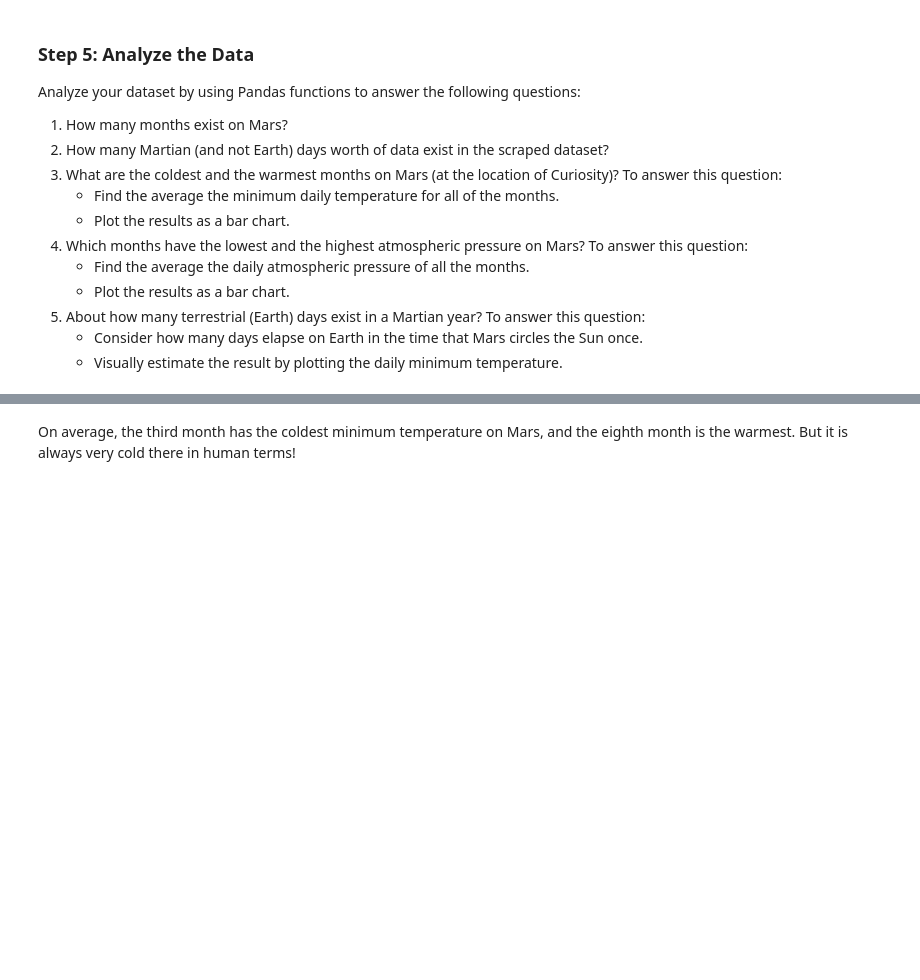
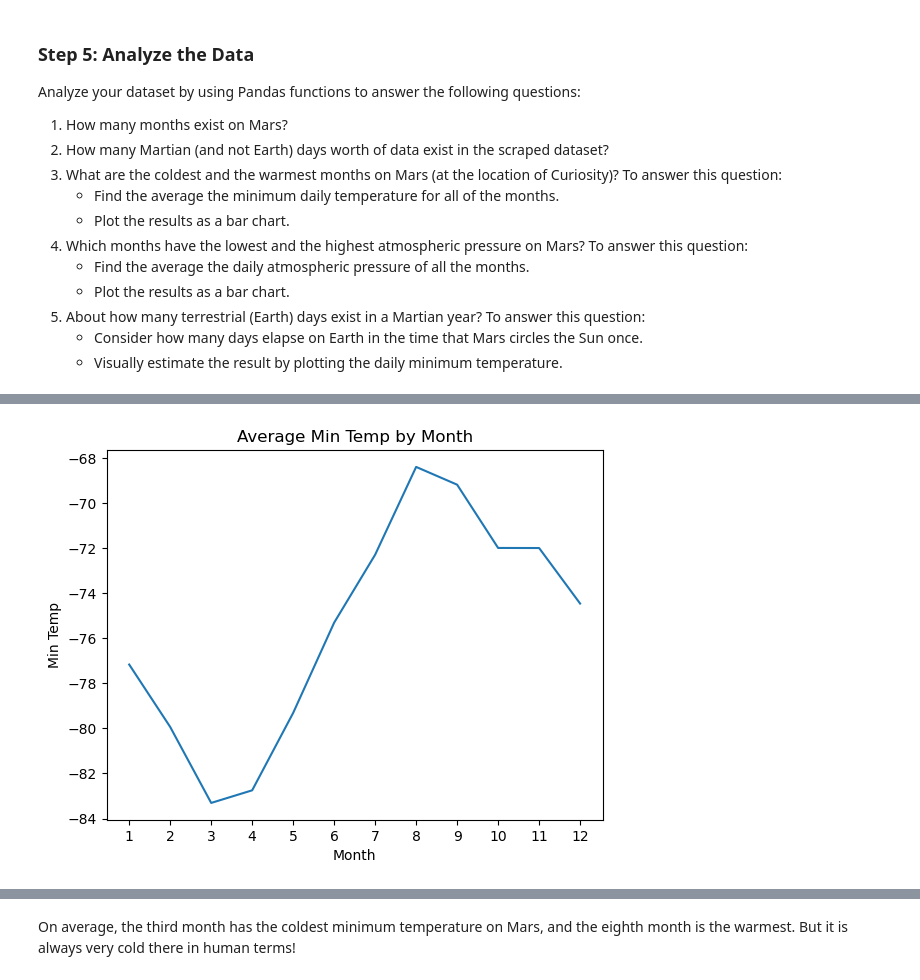
Before and after one commit to rchascall/data-collection-challenge, a Jupyter notebook: part_2_mars_weather.ipynb, the cells around one changed output, grey strips where cells are left out. Drawn from its saved outputs; the diff is of its cells as text; code cells hidden in the pictures; blank space fills up the shorter version.

```diff
--- a/part_2_mars_weather.ipynb
+++ b/part_2_mars_weather.ipynb
@@ -137,16 +137,6 @@ dtype: object
 # DELETE
 
 df_mars_data.to_csv("Resources/marsdata.csv", index=False, header=True)
-# %%
-# Change data types for data analysis
-df_mars_data["id"] = df_mars_data["id"].astype(int)
-df_mars_data["terrestrial_date"] = df_mars_data["terrestrial_date"].astype({"datetime64"})
-#df_mars_data["terrestrial_date"] = pd.to_datetime(df_mars_data["terrestrial_date"], format="%y%m%d")
-df_mars_data["sol"] = df_mars_data["sol"].astype(int)
-df_mars_data["ls"] = df_mars_data["ls"].astype(int)
-df_mars_data["month"] = df_mars_data["month"].astype(int)
-df_mars_data["min_temp"] = df_mars_data["min_temp"].astype(float)
-df_mars_data["pressure"] = df_mars_data["pressure"].astype(float)
 # %%
 df_mars_data = df_mars_data.astype({
                     "id": "int",
@@ -193,2 +215,4 @@ Analyze your dataset by using Pandas functions to answer the following questions
 # %%
 # 3. What is the average low temperature by month?
+df_average_low_temp = df_mars_data.groupby(["month"])["min_temp"].mean()
+print(df_average_low_temp)
@@ -197,2 +234,14 @@ Analyze your dataset by using Pandas functions to answer the following questions
+# %%
+# Plot the average temperature by month
+plt.plot(df_average_low_temp)
+
+plt.title("Average Min Temp by Month")
+plt.xlabel("Month")
+plt.ylabel("Min Temp")
+plt.xticks([1,2,3,4,5,6,7,8,9,10,11,12])
+
+plt.show()
+# %% [output]
+[figure, added]
 # %%
 # Identify the coldest and hottest months in Curiosity's location
```
Also changed, not shown: parts of 11 cells of this notebook, 1 other file.
